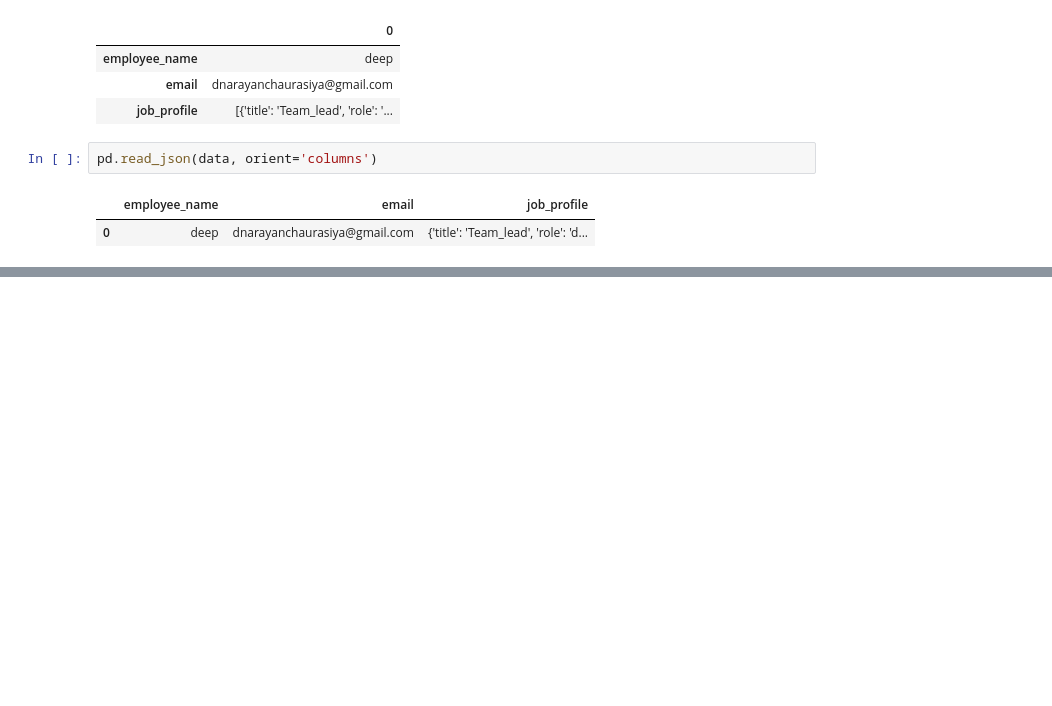
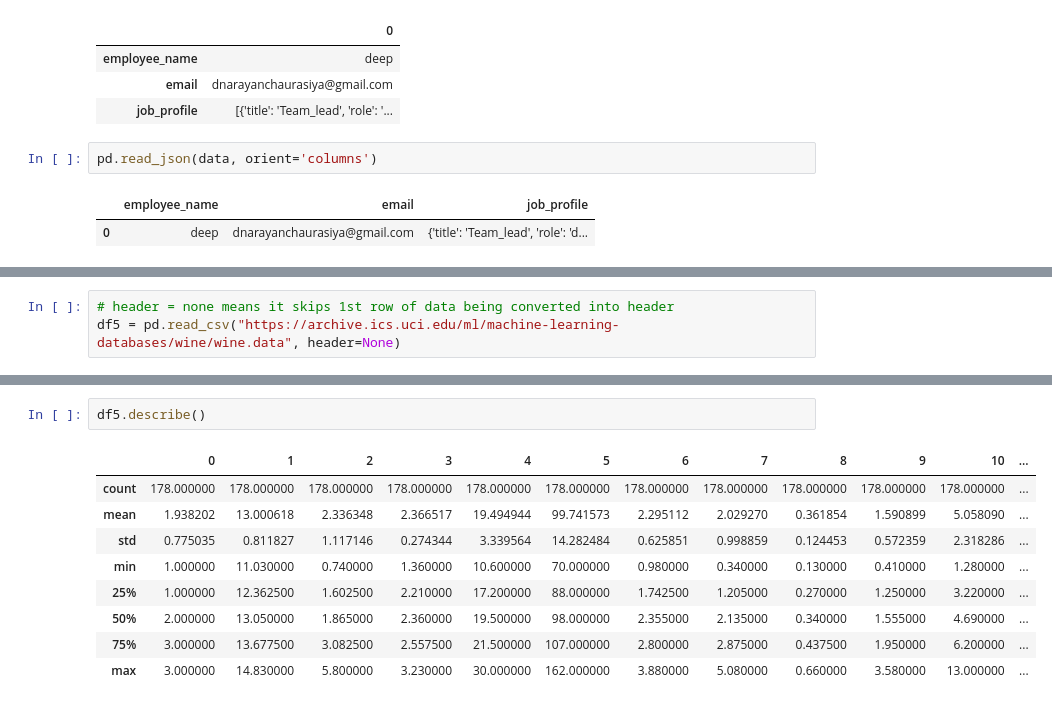
Before and after one commit to ideeep/DS_Numpy_Pandas, a Jupyter notebook: Pandas_1.ipynb, the cells around one changed output, grey strips where cells are left out. Cells and saved outputs as stored; diff of their text form; blank space fills up the shorter version.

```diff
--- a/Pandas_1.ipynb
+++ b/Pandas_1.ipynb
@@ -322,0 +335,3 @@ pd.read_json(data, orient='columns')
+# %%
+# header = none means it skips 1st row of data being converted into header
+df5 = pd.read_csv("https://archive.ics.uci.edu/ml/machine-learning-databases/wine/wine.data", header=None)
@@ -322,0 +347,12 @@ pd.read_json(data, orient='columns')
+# %%
+df5.describe()
+# %% [output]
+|  | 0 | 1 | 2 | 3 | 4 | 5 | 6 | 7 | 8 | 9 | 10 | ... |
+| count | 178.000000 | 178.000000 | 178.000000 | 178.000000 | 178.000000 | 178.000000 | 178.000000 | 178.000000 | 178.000000 | 178.000000 | 178.000000 | ... |
+| mean | 1.938202 | 13.000618 | 2.336348 | 2.366517 | 19.494944 | 99.741573 | 2.295112 | 2.029270 | 0.361854 | 1.590899 | 5.058090 | ... |
+| std | 0.775035 | 0.811827 | 1.117146 | 0.274344 | 3.339564 | 14.282484 | 0.625851 | 0.998859 | 0.124453 | 0.572359 | 2.318286 | ... |
+| min | 1.000000 | 11.030000 | 0.740000 | 1.360000 | 10.600000 | 70.000000 | 0.980000 | 0.340000 | 0.130000 | 0.410000 | 1.280000 | ... |
+| 25% | 1.000000 | 12.362500 | 1.602500 | 2.210000 | 17.200000 | 88.000000 | 1.742500 | 1.205000 | 0.270000 | 1.250000 | 3.220000 | ... |
+| 50% | 2.000000 | 13.050000 | 1.865000 | 2.360000 | 19.500000 | 98.000000 | 2.355000 | 2.135000 | 0.340000 | 1.555000 | 4.690000 | ... |
+| 75% | 3.000000 | 13.677500 | 3.082500 | 2.557500 | 21.500000 | 107.000000 | 2.800000 | 2.875000 | 0.437500 | 1.950000 | 6.200000 | ... |
+| max | 3.000000 | 14.830000 | 5.800000 | 3.230000 | 30.000000 | 162.000000 | 3.880000 | 5.080000 | 0.660000 | 3.580000 | 13.000000 | ... |
```
Also changed, not shown: parts of 4 cells of this notebook.
